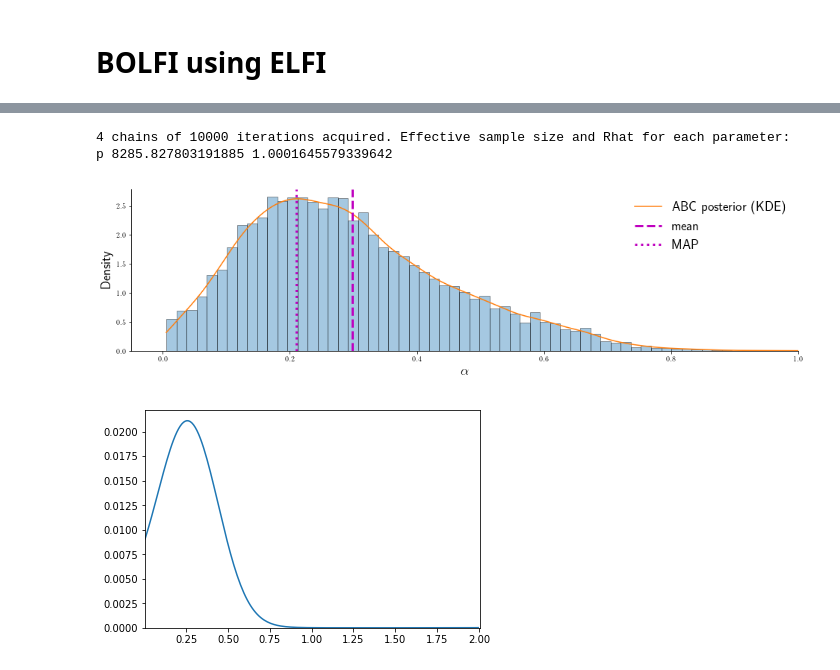
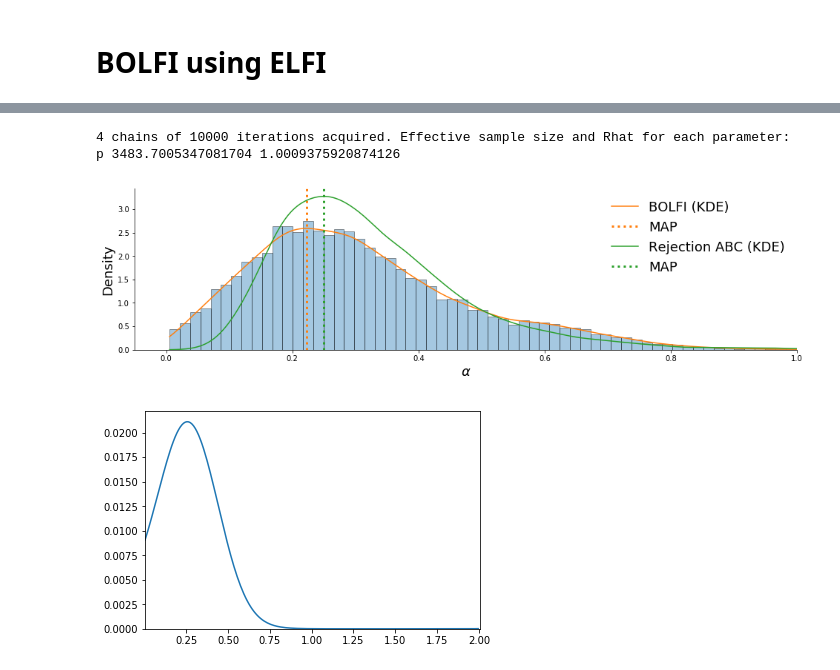
Before and after one commit to diadochos/acm2017_abc, a Jupyter notebook: notebooks/Tuberculosis-BOLFI.ipynb, the cells around one changed output, grey strips where cells are left out. Saved outputs shown, nothing was run; the diff lists cells and outputs as text; code cells hidden in the pictures.

Commit message:
Finish BOLFI plots

```diff
--- a/notebooks/Tuberculosis-BOLFI.ipynb
+++ b/notebooks/Tuberculosis-BOLFI.ipynb
@@ -122,11 +122,11 @@ elfi.draw(d)
 elfibolfi = elfi.BOLFI(d, batch_size=1, initial_evidence=10, update_interval=10,
                    bounds={'p': (0.005, 2.005)}, acq_noise_var=[0.1], seed=101)
 # %%
-post = elfibolfi.fit(n_evidence=500, threshold=2)
+post = elfibolfi.fit(n_evidence=500, threshold=0.02)
 # %%
 result_elfi = elfibolfi.sample(10000, info_freq=1000)
 # %% [output]
 4 chains of 10000 iterations acquired. Effective sample size and Rhat for each parameter:
-p 8285.827803191885 1.0001645579339642
+p 3483.7005347081704 1.0009375920874126
 # %%
 thetas = result_elfi.samples['p']
@@ -134,23 +135,34 @@ np.save('elfi_bolfi_500_10000_2.npy', thetas)
+# %%
+# read reference (rejection ABC) posterior
+rej = pyabc.RejectionSampler.load('/home/dominik/Dropbox/Studium/AppliedCognitiveModelling2017/ABC/03 data/ex02/rej_10000_0.pkl')
+rej.Thetas
+
+rej_thetas = rej.Thetas[:,0]
+rej_kde = ss.kde.gaussian_kde(rej_thetas)
+rej_dens = rej_kde(xx)
 # %%
 axes = result_elfi.plot_marginals(normed=True, bins='auto', edgecolor='k', alpha=0.4)
 axes[0].set_xlim((-0.05, 1.0))
 axes[0].set_xlabel(r'$\alpha$', fontsize=18)
 axes[0].set_ylabel('Density', fontsize=18)
 
 
 kde = ss.kde.gaussian_kde(thetas)
-xx = np.linspace(np.min(thetas), np.max(thetas), 400)
 dens = kde(xx)
-plt.plot(xx, dens, label="ABC posterior (KDE)")
-axes[0].axvline(np.mean(thetas), linewidth=3.0, linestyle="--", color='m', label="mean")
-axes[0].axvline(xx[np.argmax(dens)], linewidth=3.0, linestyle=":", color='m', label="MAP")
+axes[0].plot(xx, dens, label="BOLFI (KDE)")
+#axes[0].axvline(np.mean(thetas), linewidth=3.0, linestyle="--", color='C1', label="mean")
+axes[0].axvline(xx[np.argmax(dens)], linewidth=3.0, linestyle=":", color='C1', label="MAP")
+
+axes[0].plot(xx, rej_dens, label="Rejection ABC (KDE)", color='C2')
+#axes[0].axvline(np.mean(rej_thetas), linewidth=3.0, linestyle="--", color='C2', label="mean")
+axes[0].axvline(xx[np.argmax(rej_dens)], linewidth=3.0, linestyle=":", color='C2', label="MAP")
 
 axes[0].spines["top"].set_visible(False)
 axes[0].spines["right"].set_visible(False)
 plt.legend(frameon=False, fontsize=18)
 plt.savefig('bolfi_tuberculosis.pdf')
 # %% [output]
-[figure, old version]
+[figure, new version]
 # %%
 post = elfibolfi.extract_posterior(0)
 # %%
```
Also changed, not shown: parts of 2 cells of this notebook.
